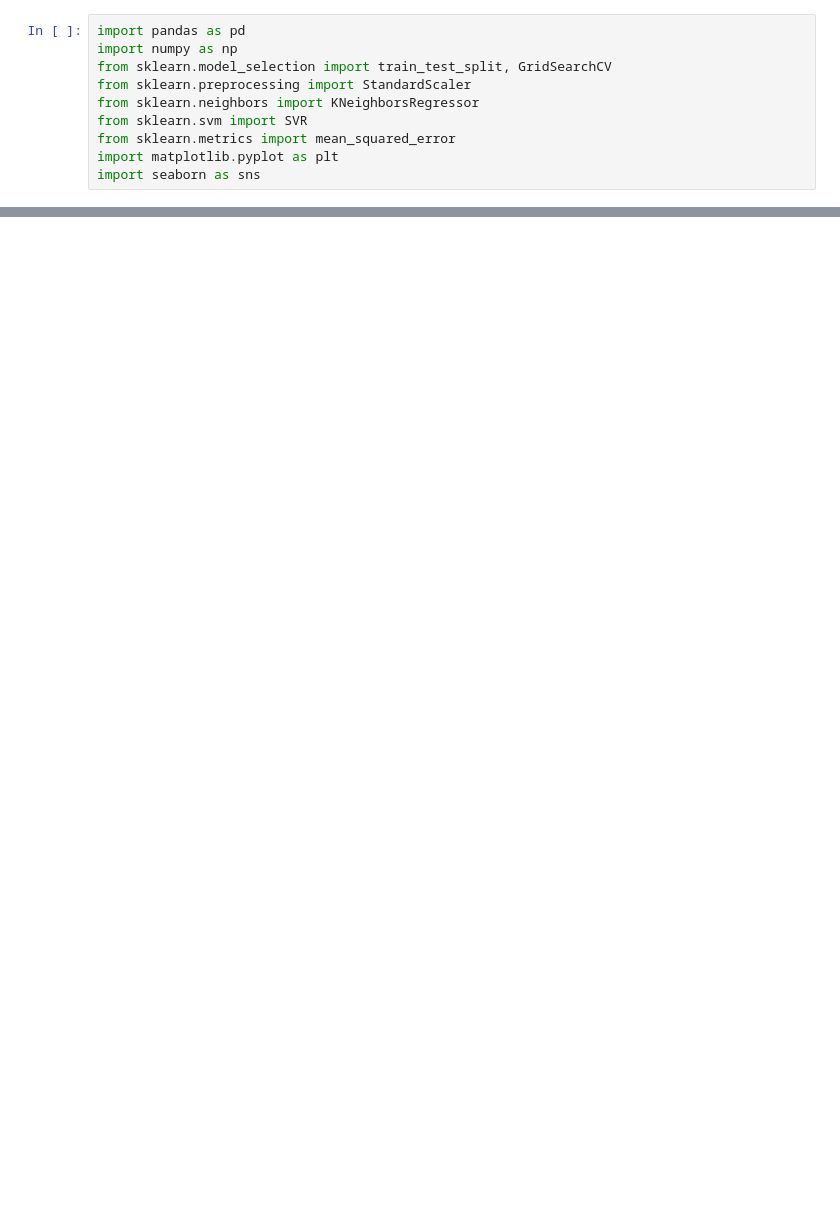
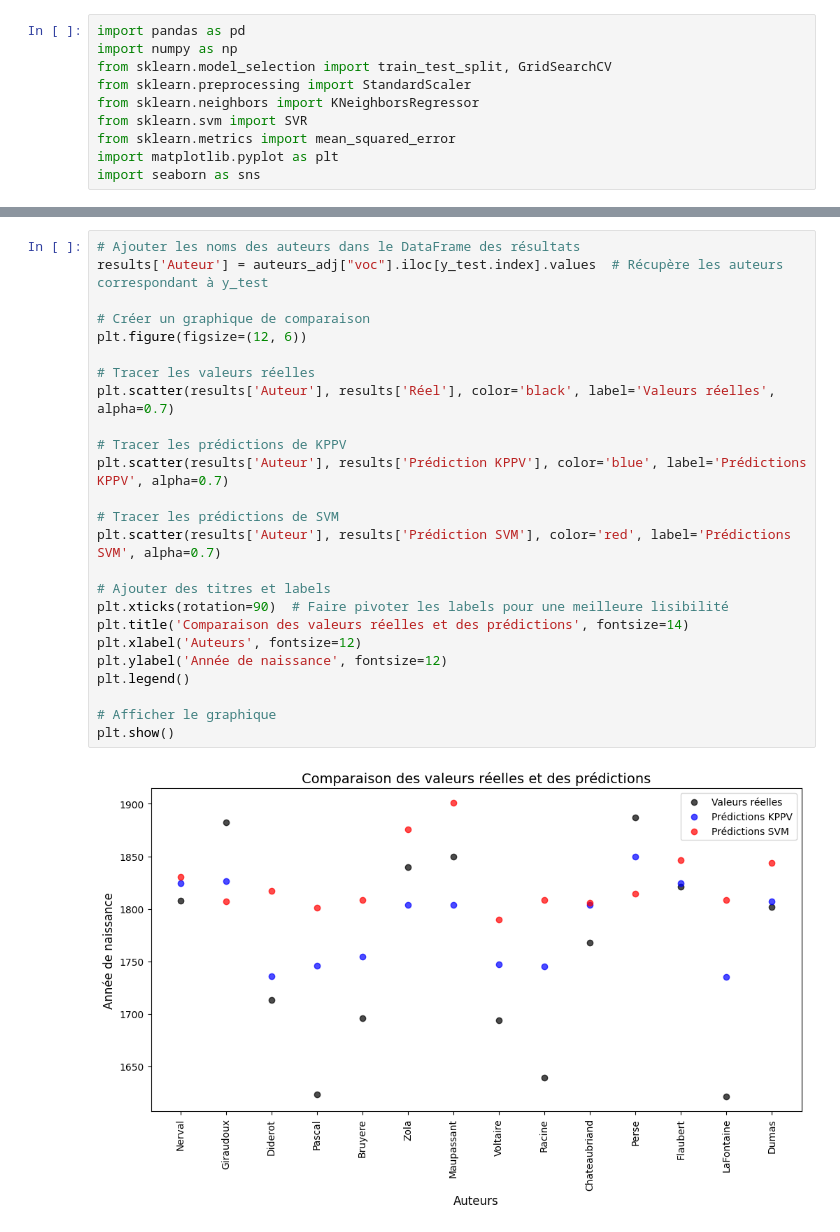
Before and after one commit to leaajo/APST, a Jupyter notebook: second_study/3_kppv_noyau.ipynb, the cells around one changed output, grey strips where cells are left out. Drawn from its saved outputs; the diff is of its cells as text; blank space fills up the shorter version.

```diff
--- a/second_study/3_kppv_noyau.ipynb
+++ b/second_study/3_kppv_noyau.ipynb
@@ -150,0 +151,27 @@ plt.show()
+# %%
+# Ajouter les noms des auteurs dans le DataFrame des résultats
+results['Auteur'] = auteurs_adj["voc"].iloc[y_test.index].values  # Récupère les auteurs correspondant à y_test
+
+# Créer un graphique de comparaison
+plt.figure(figsize=(12, 6))
+
+# Tracer les valeurs réelles
+plt.scatter(results['Auteur'], results['Réel'], color='black', label='Valeurs réelles', alpha=0.7)
+
+# Tracer les prédictions de KPPV
+plt.scatter(results['Auteur'], results['Prédiction KPPV'], color='blue', label='Prédictions KPPV', alpha=0.7)
+
+# Tracer les prédictions de SVM
+plt.scatter(results['Auteur'], results['Prédiction SVM'], color='red', label='Prédictions SVM', alpha=0.7)
+
+# Ajouter des titres et labels
+plt.xticks(rotation=90)  # Faire pivoter les labels pour une meilleure lisibilité
+plt.title('Comparaison des valeurs réelles et des prédictions', fontsize=14)
+plt.xlabel('Auteurs', fontsize=12)
+plt.ylabel('Année de naissance', fontsize=12)
+plt.legend()
+
+# Afficher le graphique
+plt.show()
+# %% [output]
+[figure, added]
```
Also changed, not shown: parts of 2 cells of this notebook, 3 other files.
